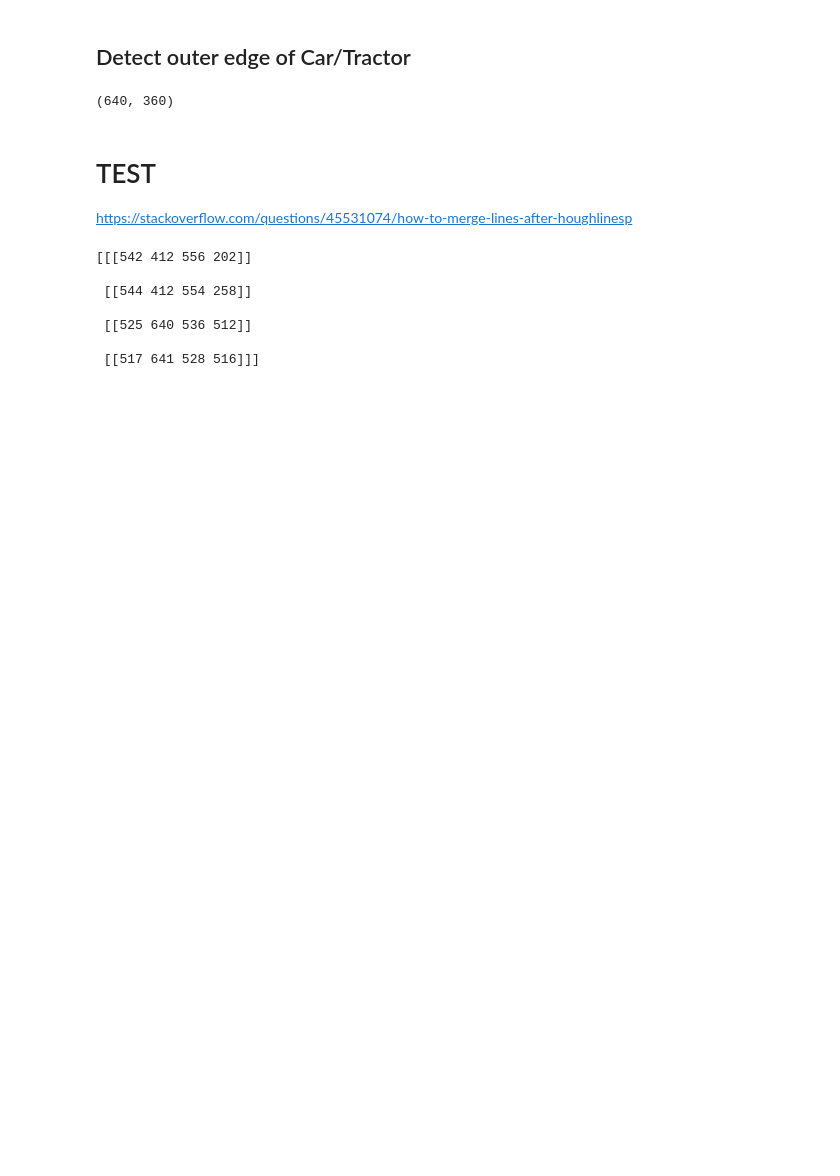
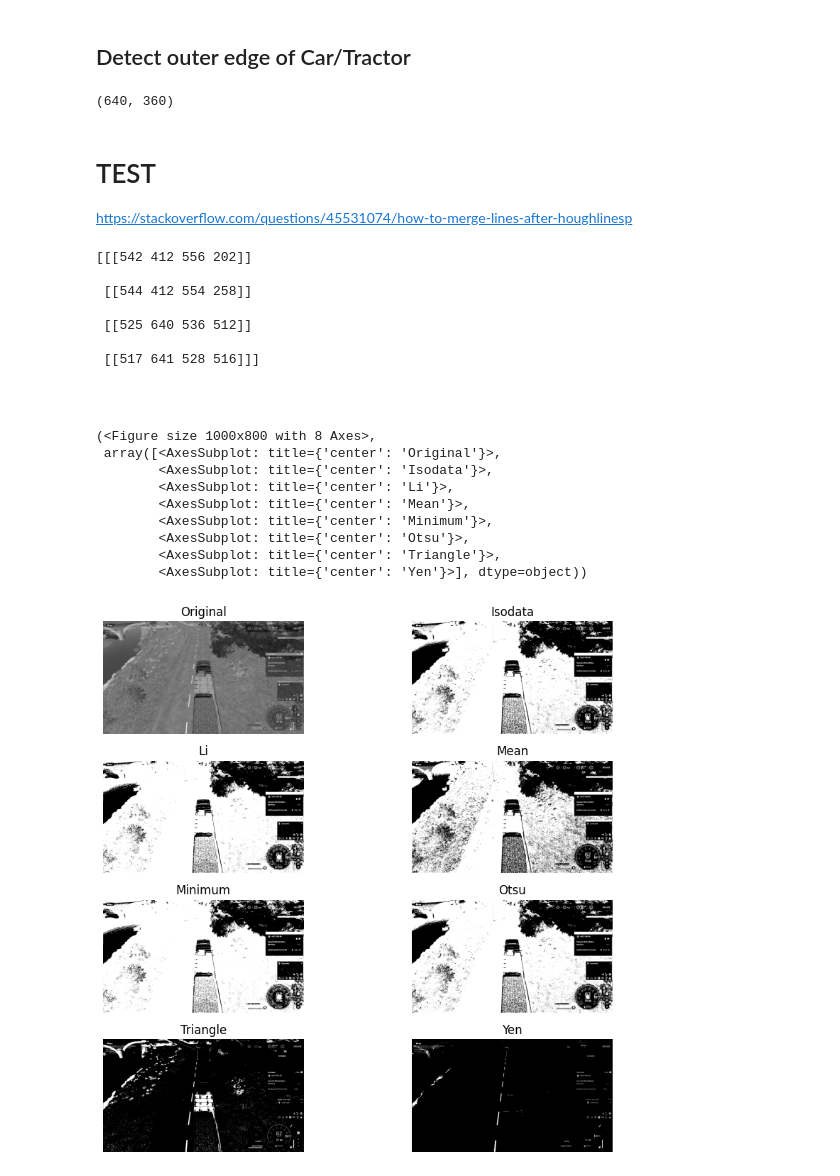
Before and after one commit to mgoetze06/autosteer, a Jupyter notebook: autosteer_notebook.ipynb, the cells around one changed output. Drawn from its saved outputs; the diff is of its cells as text; code cells hidden in the pictures; blank space fills up the shorter version.

Commit message:
tried some filters from skimage, yen filter works fine for detecting middle line

```diff
--- a/autosteer_notebook.ipynb
+++ b/autosteer_notebook.ipynb
@@ -425,0 +439,21 @@ cv2.destroyAllWindows()
+# %%
+from skimage.filters import try_all_threshold, threshold_yen
+from skimage import color,io,exposure
+
+# read image
+image = color.rgb2gray(io.imread('./images/img1.png'))
+#img_hist = exposure.equalize_hist(image)
+
+# Apply all methods and visualize results
+try_all_threshold(image, figsize=(10,8), verbose=False)
+# %% [output]
+(<Figure size 1000x800 with 8 Axes>,
+ array([<AxesSubplot: title={'center': 'Original'}>,
+        <AxesSubplot: title={'center': 'Isodata'}>,
+        <AxesSubplot: title={'center': 'Li'}>,
+        <AxesSubplot: title={'center': 'Mean'}>,
+        <AxesSubplot: title={'center': 'Minimum'}>,
+        <AxesSubplot: title={'center': 'Otsu'}>,
+        <AxesSubplot: title={'center': 'Triangle'}>,
+        <AxesSubplot: title={'center': 'Yen'}>], dtype=object))
+[figure, added]
```
Also changed, not shown: parts of 5 cells of this notebook.
